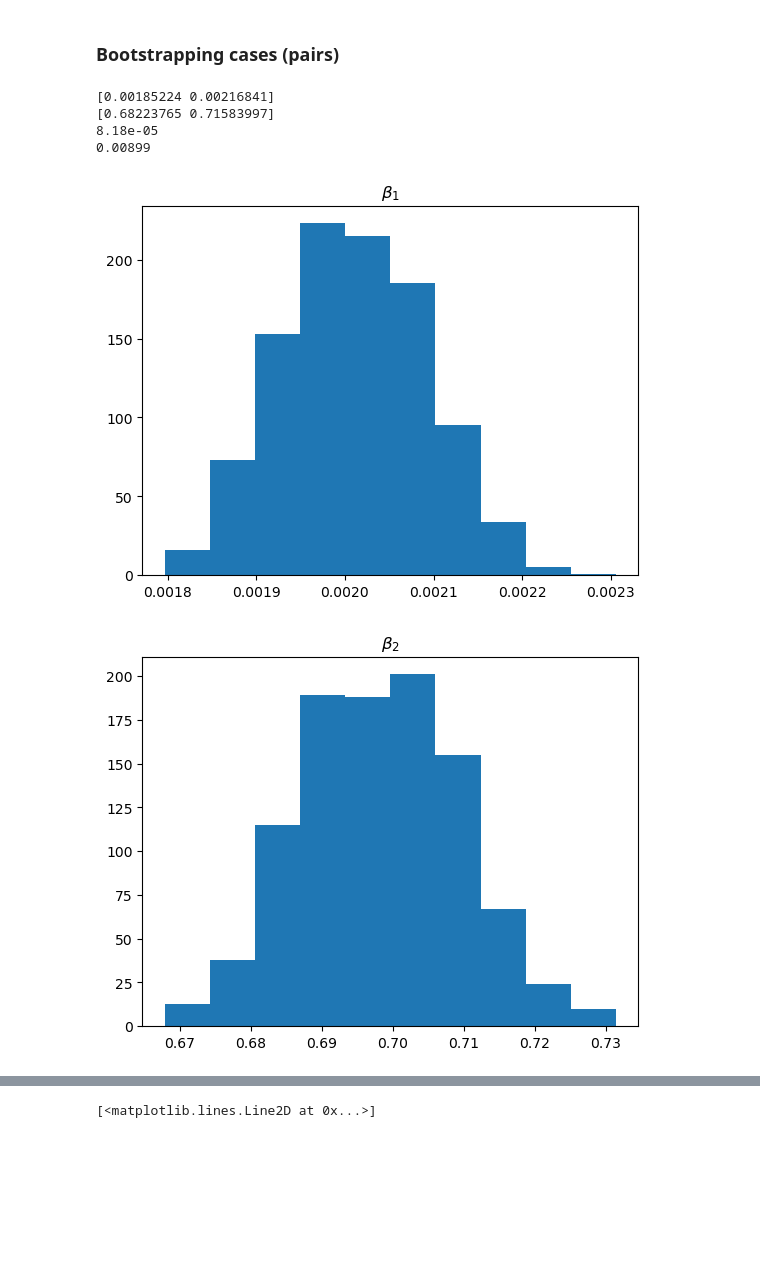
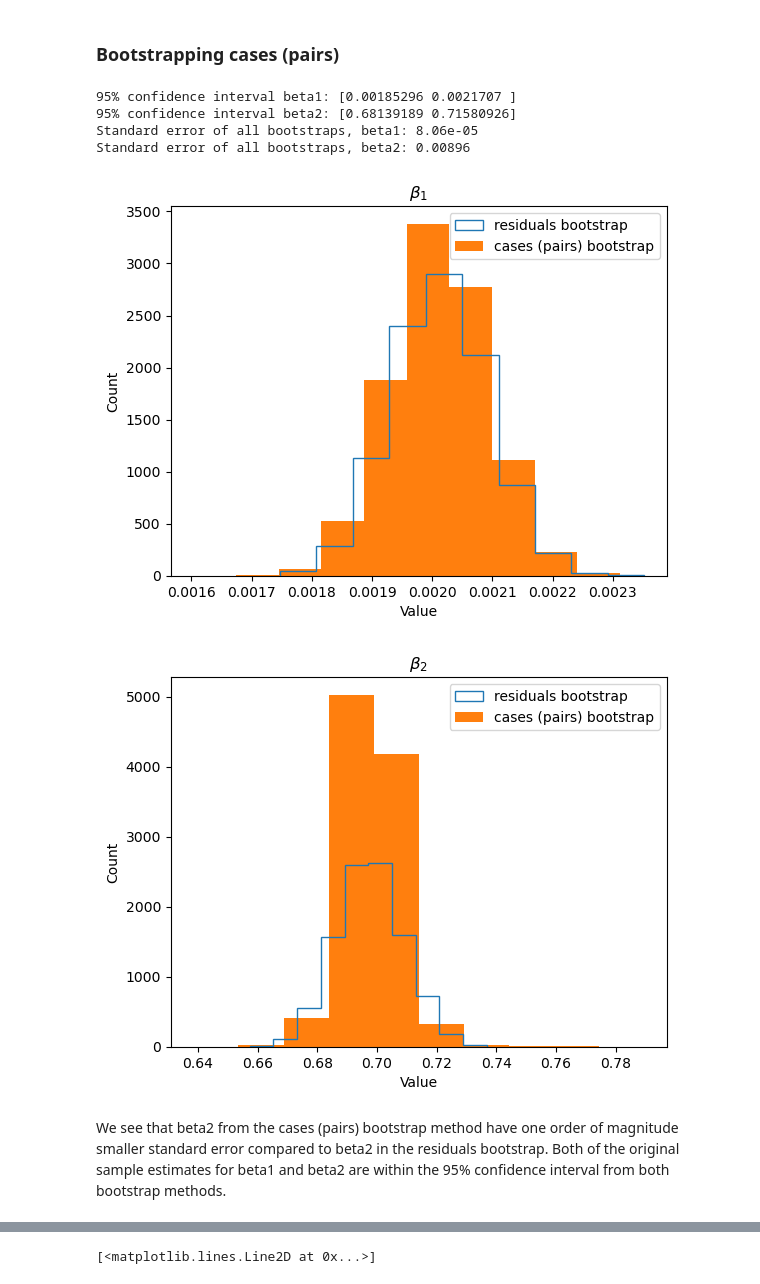
Before and after one commit to johnmagj/STK4051_coursework, a Jupyter notebook: Week_6/ex9_4.ipynb, the cells around one changed output, grey strips where cells are left out. Saved outputs shown, nothing was run; the diff lists cells and outputs as text; code cells hidden in the pictures; blank space fills up the shorter version.

```diff
--- a/Week_6/ex9_4.ipynb
+++ b/Week_6/ex9_4.ipynb
@@ -153,7 +144,7 @@ plt.show()
 # %% [markdown]
 ### Bootstrapping cases (pairs)
 # %%
-n_bootstraps = 1000
+n_bootstraps = 10000
 s_r_pairs = np.concatenate((s, r), axis=1)
 
 # Don't need to store bootstrap array, only array of the betas
@@ -174,26 +165,37 @@ stored_beta2s = stored_betas[:,1]
 cases_confidence_interval95_beta1 = np.percentile(stored_beta1s, [2.5, 97.5])
 cases_confidence_interval95_beta2 = np.percentile(stored_beta2s, [2.5, 97.5])
 
-print(cases_confidence_interval95_beta1)
-print(cases_confidence_interval95_beta2)
+print(f"95% confidence interval beta1: {cases_confidence_interval95_beta1}")
+print(f"95% confidence interval beta2: {cases_confidence_interval95_beta2}")
 
 cases_beta1_se = np.std(stored_beta1s)
 cases_beta2_se = np.std(stored_beta2s)
 
-print(f"{cases_beta1_se:.3g}")
-print(f"{cases_beta2_se:.3g}")
-
-plt.hist(bootstraps_betas[:,0])
-plt.title(r"$\beta_1$")
-plt.show()
-
-plt.hist(bootstraps_betas[:,1])
-plt.title(r"$\beta_2$")
-plt.show()
+print(f"Standard error of all bootstraps, beta1: {cases_beta1_se:.3g}")
+print(f"Standard error of all bootstraps, beta2: {cases_beta2_se:.3g}")
 # %% [output]
-[0.00185224 0.00216841]
-[0.68223765 0.71583997]
-8.18e-05
-0.00899
+95% confidence interval beta1: [0.00185296 0.0021707 ]
+95% confidence interval beta2: [0.68139189 0.71580926]
+Standard error of all bootstraps, beta1: 8.06e-05
+Standard error of all bootstraps, beta2: 0.00896
-[figure, removed]
-[figure, removed]
+# %%
+plt.hist(bootstraped_beta1s, histtype="step", label="residuals bootstrap", bins=10)
+plt.hist(stored_beta1s, label="cases (pairs) bootstrap", bins=10)
+plt.title(r"$\beta_1$")
+plt.xlabel("Value")
+plt.ylabel("Count")
+plt.legend()
+plt.show()
+
+plt.hist(bootstraped_beta2s, histtype="step", label="residuals bootstrap", bins=10)
+plt.hist(stored_beta2s, label="cases (pairs) bootstrap", bins=10)
+plt.title(r"$\beta_2$")
+plt.xlabel("Value")
+plt.ylabel("Count")
+plt.legend()
+plt.show()
+# %% [output]
+[figure, added]
+[figure, added]
+# %% [markdown]
+We see that beta2 from the cases (pairs) bootstrap method have one order of magnitude smaller standard error compared to beta2 in the residuals bootstrap. Both of the original sample estimates for beta1 and beta2 are within the 95% confidence interval from both bootstrap methods.
```
Also changed, not shown: parts of 16 cells of this notebook, 1 other file.
